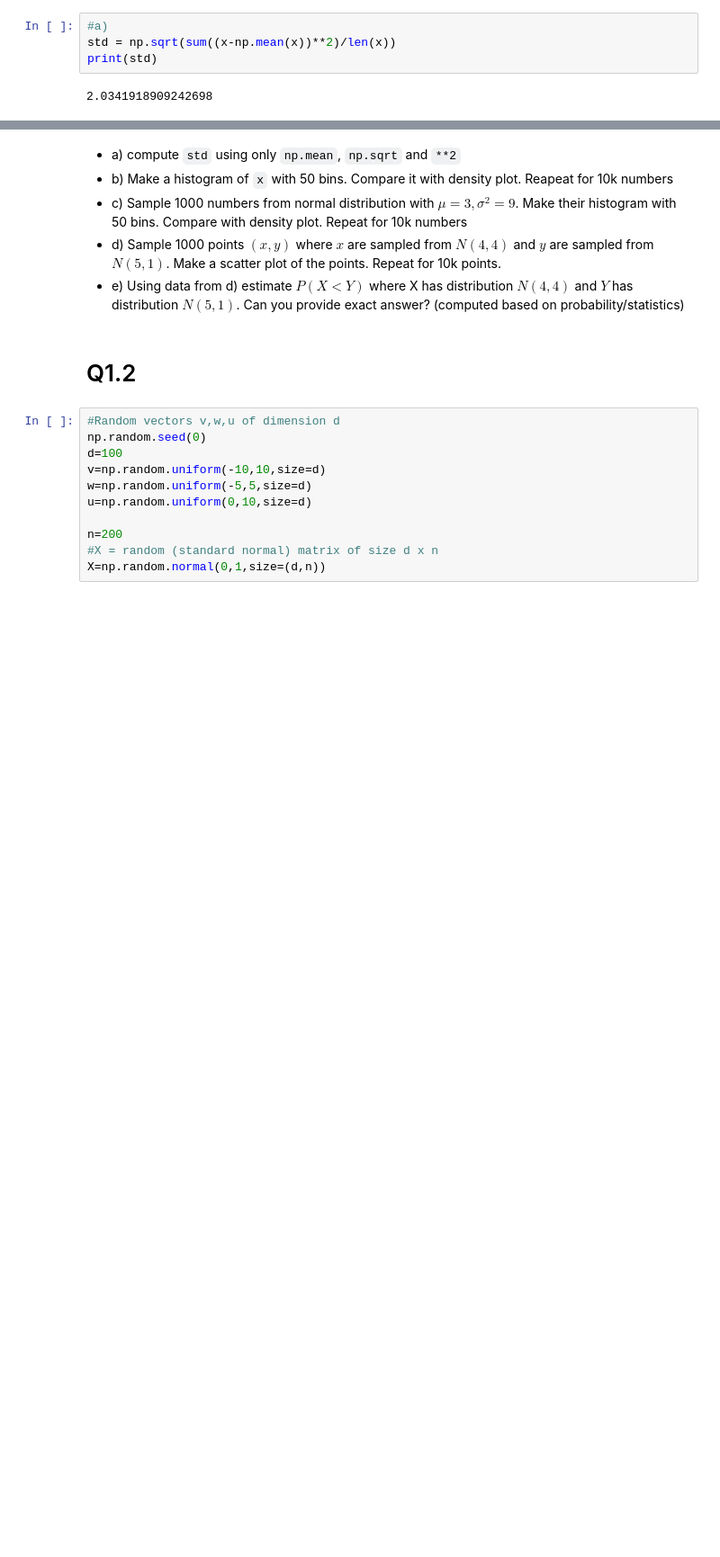
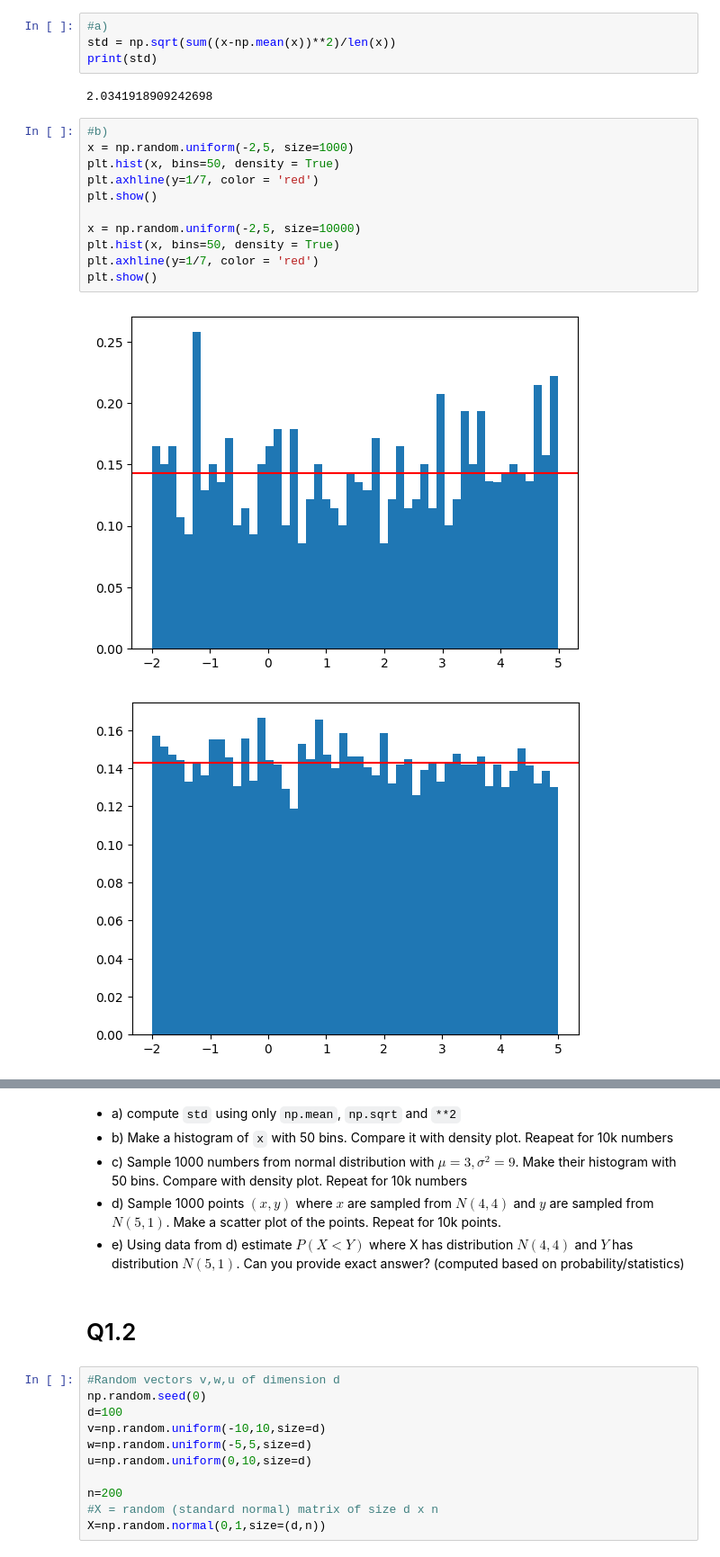
Before and after one commit to gmaad/MetodyKlasRed, a Jupyter notebook: List_nr_1.ipynb, the cells around one changed output, grey strips where cells are left out. Shown: that part at 90% size. Cells and saved outputs as stored; diff of their text form; blank space fills up the shorter version.

```diff
--- a/List_nr_1.ipynb
+++ b/List_nr_1.ipynb
@@ -54,3 +56,17 @@ std = np.sqrt(sum((x-np.mean(x))**2)/len(x))
 print(std)
 # %% [output]
 2.0341918909242698
+# %%
+#b)
+x = np.random.uniform(-2,5, size=1000)
+plt.hist(x, bins=50, density = True)
+plt.axhline(y=1/7, color = 'red')
+plt.show()
+
+x = np.random.uniform(-2,5, size=10000)
+plt.hist(x, bins=50, density = True)
+plt.axhline(y=1/7, color = 'red')
+plt.show()
+# %% [output]
+[figure, added]
+[figure, added]
```
Also changed, not shown: parts of 6 cells of this notebook.
